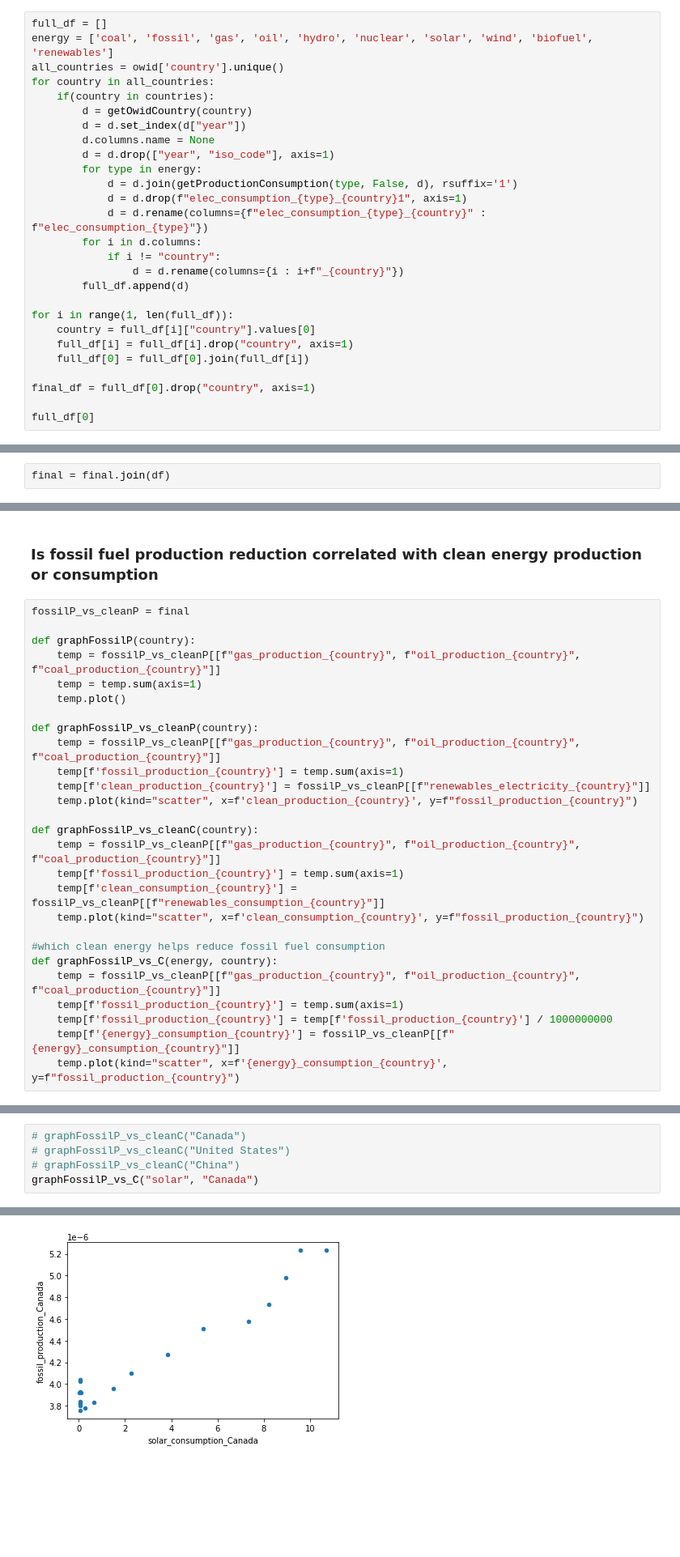
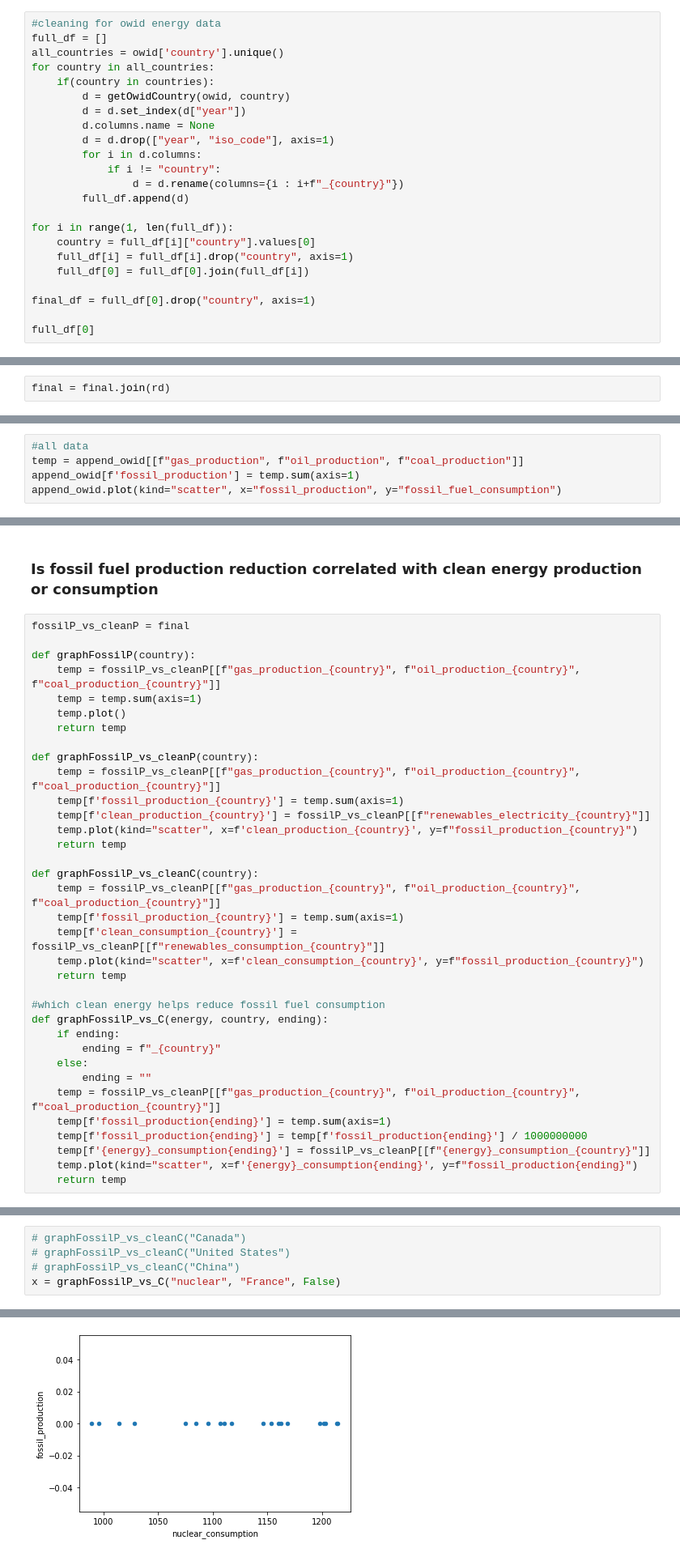
Before and after one commit to Adam-Omarali/BDC-Energy, a Jupyter notebook: InvestmentGHG.ipynb, the cells around one changed output, grey strips where cells are left out. Shown: that part at 81% size. Cells and saved outputs as stored; diff of their text form; blank space fills up the shorter version.

```diff
--- a/InvestmentGHG.ipynb
+++ b/InvestmentGHG.ipynb
@@ -235,17 +291,13 @@ test.dropna().plot()
 # %%
+#cleaning for owid energy data
 full_df = []
-energy = ['coal', 'fossil', 'gas', 'oil', 'hydro', 'nuclear', 'solar', 'wind', 'biofuel', 'renewables']
 all_countries = owid['country'].unique()
 for country in all_countries:
     if(country in countries):
-        d = getOwidCountry(country)
+        d = getOwidCountry(owid, country)
         d = d.set_index(d["year"])
         d.columns.name = None
         d = d.drop(["year", "iso_code"], axis=1)
-        for type in energy:
-            d = d.join(getProductionConsumption(type, False, d), rsuffix='1')
-            d = d.drop(f"elec_consumption_{type}_{country}1", axis=1)
-            d = d.rename(columns={f"elec_consumption_{type}_{country}" : f"elec_consumption_{type}"})
         for i in d.columns:
             if i != "country":
                 d = d.rename(columns={i : i+f"_{country}"})
@@ -299,7 +357,7 @@ final = final.set_index(final['year'])
 final.index.name=None
 final = final.drop('year', axis=1)
 # %%
-final = final.join(df)
+final = final.join(rd)
 # %%
 final = final.iloc[100:, :]
 # %% [markdown]
@@ -314,3 +372,8 @@ def graph_C_vs_P(country):
     temp[f'fossil_production_{country}'] = temp.sum(axis=1)
     temp[f'fossil_consumption_{country}'] = c_vs_p[[f"fossil_fuel_consumption_{country}"]]
     temp.plot(kind="scatter", x=f"fossil_production_{country}", y=f'fossil_consumption_{country}')
+# %%
+#all data
+temp = append_owid[[f"gas_production", f"oil_production", f"coal_production"]]
+append_owid[f'fossil_production'] = temp.sum(axis=1)
+append_owid.plot(kind="scatter", x="fossil_production", y="fossil_fuel_consumption")
@@ -340,23 +406,31 @@ def graphFossilP(country):
     temp = fossilP_vs_cleanP[[f"gas_production_{country}", f"oil_production_{country}", f"coal_production_{country}"]]
     temp = temp.sum(axis=1)
     temp.plot()
+    return temp
 
 def graphFossilP_vs_cleanP(country):
     temp = fossilP_vs_cleanP[[f"gas_production_{country}", f"oil_production_{country}", f"coal_production_{country}"]]
     temp[f'fossil_production_{country}'] = temp.sum(axis=1)
     temp[f'clean_production_{country}'] = fossilP_vs_cleanP[[f"renewables_electricity_{country}"]]
     temp.plot(kind="scatter", x=f'clean_production_{country}', y=f"fossil_production_{country}")
+    return temp
 
 def graphFossilP_vs_cleanC(country):
     temp = fossilP_vs_cleanP[[f"gas_production_{country}", f"oil_production_{country}", f"coal_production_{country}"]]
     temp[f'fossil_production_{country}'] = temp.sum(axis=1)
     temp[f'clean_consumption_{country}'] = fossilP_vs_cleanP[[f"renewables_consumption_{country}"]]
     temp.plot(kind="scatter", x=f'clean_consumption_{country}', y=f"fossil_production_{country}")
+    return temp
 
 #which clean energy helps reduce fossil fuel consumption
-def graphFossilP_vs_C(energy, country):
+def graphFossilP_vs_C(energy, country, ending):
+    if ending:
+        ending = f"_{country}"
+    else:
+        ending = ""
     temp = fossilP_vs_cleanP[[f"gas_production_{country}", f"oil_production_{country}", f"coal_production_{country}"]]
-    temp[f'fossil_production_{country}'] = temp.sum(axis=1)
-    temp[f'fossil_production_{country}'] = temp[f'fossil_production_{country}'] / 1000000000
-    temp[f'{energy}_consumption_{country}'] = fossilP_vs_cleanP[[f"{energy}_consumption_{country}"]]
-    temp.plot(kind="scatter", x=f'{energy}_consumption_{country}', y=f"fossil_production_{country}")
+    temp[f'fossil_production{ending}'] = temp.sum(axis=1)
+    temp[f'fossil_production{ending}'] = temp[f'fossil_production{ending}'] / 1000000000
+    temp[f'{energy}_consumption{ending}'] = fossilP_vs_cleanP[[f"{energy}_consumption_{country}"]]
+    temp.plot(kind="scatter", x=f'{energy}_consumption{ending}', y=f"fossil_production{ending}")
+    return temp
@@ -367,19 +478,19 @@ graphFossilP("Canada")
 # %%
 # graphFossilP_vs_cleanC("Canada")
 # graphFossilP_vs_cleanC("United States")
 # graphFossilP_vs_cleanC("China")
-graphFossilP_vs_C("solar", "Canada")
+x = graphFossilP_vs_C("nuclear", "France", False)
 # %% [output]
 A value is trying to be set on a copy of a slice from a DataFrame.
 Try using .loc[row_indexer,col_indexer] = value instead
 
 See the caveats in the documentation: https://pandas.pydata.org/pandas-docs/stable/user_guide/indexing.html#returning-a-view-versus-a-copy
 A value is trying to be set on a copy of a slice from a DataFrame.
 Try using .loc[row_indexer,col_indexer] = value instead
 
 See the caveats in the documentation: https://pandas.pydata.org/pandas-docs/stable/user_guide/indexing.html#returning-a-view-versus-a-copy
 A value is trying to be set on a copy of a slice from a DataFrame.
 Try using .loc[row_indexer,col_indexer] = value instead
 
 See the caveats in the documentation: https://pandas.pydata.org/pandas-docs/stable/user_guide/indexing.html#returning-a-view-versus-a-copy
-[figure, old version]
+[figure, new version]
```
Also changed, not shown: parts of 18 cells of this notebook, 3 other files.
